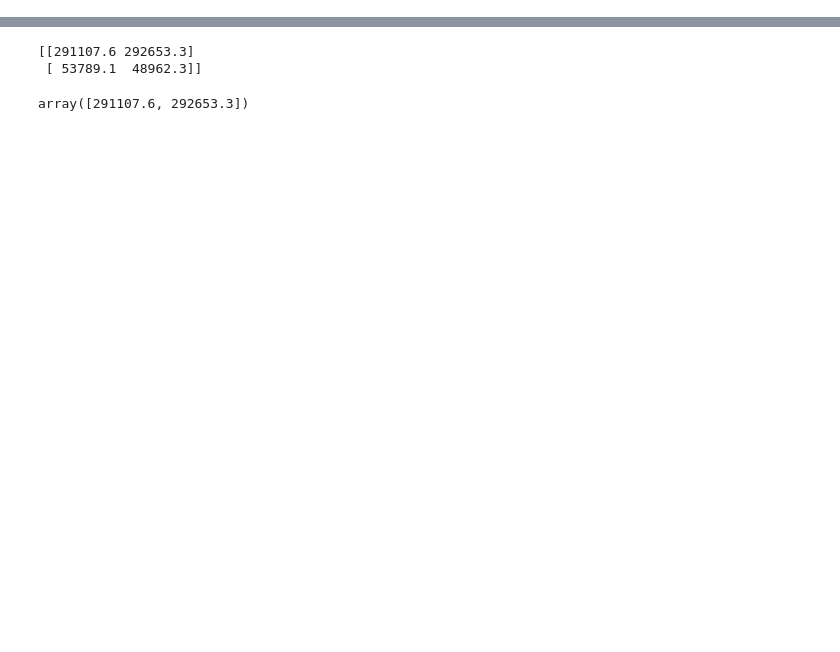
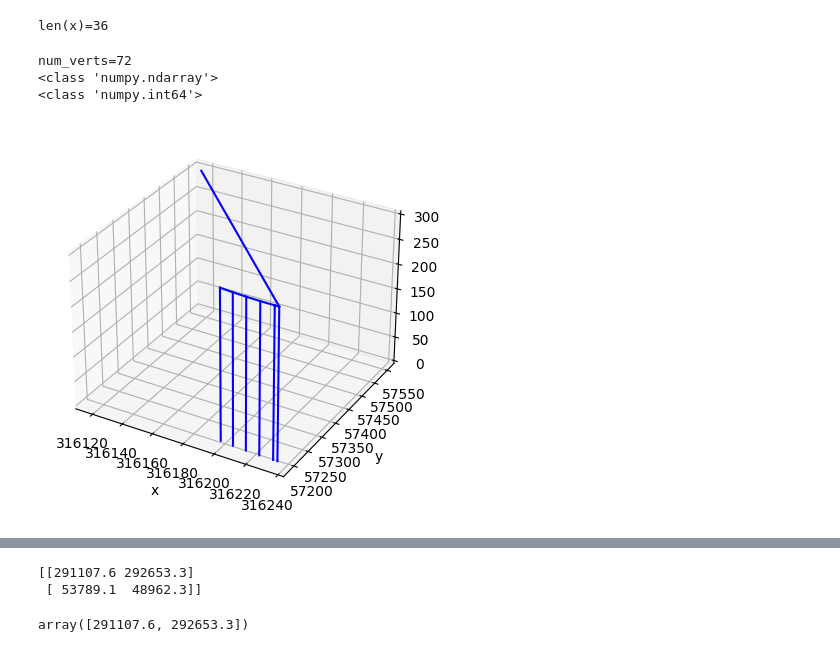
Before and after one commit to andre-kotze/gp-trajec, a Jupyter notebook: scratchpad.ipynb, the cells around one changed output, grey strips where cells are left out. Cells and saved outputs as stored; diff of their text form; code cells hidden in the pictures; blank space fills up the shorter version.

Commit message:
3d_plotting_working

```diff
--- a/scratchpad.ipynb
+++ b/scratchpad.ipynb
@@ -21,0 +62,76 @@ example_route.geoms[0].length
+# %%
+def convex_hull(poly):
+    high_pts = np.array(poly.exterior.coords)
+    x, y = poly.exterior.xy
+    z = np.zeros(len(x))
+    print(f'{len(x)=}')
+    low_pts = np.column_stack((x,y,z))
+    pts = np.append(high_pts, low_pts, axis=0)
+    return ConvexHull(pts)
+
+#example_space.geoms[0].exterior.x
+hull = convex_hull(example_space.geoms[3])
+# %% [output]
+len(x)=36
+# %%
+import numpy as np
+import cdd as pcdd
+import matplotlib.pyplot as plt
+
+points= hull.points
+num_verts = len(points)
+print(f'{num_verts=}')
+
+# to get the convex hull with cdd, one has to prepend a column of ones
+vertices = np.hstack((np.ones((num_verts,1)), points))
+
+# do the polyhedron
+mat = pcdd.Matrix(vertices, linear=False, number_type="fraction")
+mat.rep_type = pcdd.RepType.GENERATOR
+poly = pcdd.Polyhedron(mat)
+
+# get the adjacent vertices of each vertex
+adjacencies = [list(x) for x in poly.get_input_adjacency()]
+
+# store the edges in a matrix (giving the indices of the points)
+edges = [None]*(num_verts-1)
+for i,indices in enumerate(adjacencies[:-1]):
+    indices = list(filter(lambda x: x>i, indices))
+    l = len(indices)
+    col1 = np.full((l, 1), i)
+    indices = np.reshape(indices, (l, 1))
+    edges[i] = np.hstack((col1, indices))
+Edges = np.vstack(tuple(edges)).astype(int)
+
+# plot
+fig = plt.figure()
+ax = fig.add_subplot(111, projection="3d")
+
+print(type(Edges[:,0]))
+print(type(Edges[:,0][0]))
+
+start = points[Edges[:,0]]
+end = points[Edges[:,1]]
+
+for i in range(12):
+    ax.plot(
+        [start[i,0], end[i,0]],
+        [start[i,1], end[i,1]],
+        [start[i,2], end[i,2]],
+        "blue"
+    )
+
+ax.set_xlabel("x")
+ax.set_ylabel("y")
+ax.set_zlabel("z")
+
+#ax.set_xlim3d(-1,5)
+#ax.set_ylim3d(-1,5)
+#ax.set_zlim3d(-1,5)
+#
+plt.show()
+# %% [output]
+num_verts=72
+<class 'numpy.ndarray'>
+<class 'numpy.int64'>
+[figure, added]
```
Also changed, not shown: parts of 25 cells of this notebook, 21 other files.
